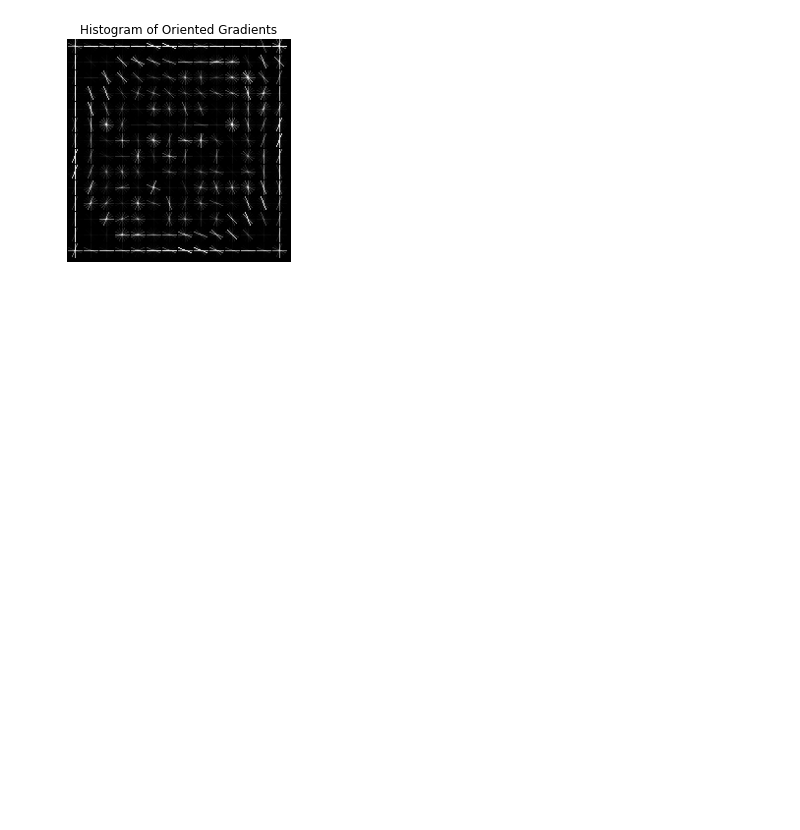
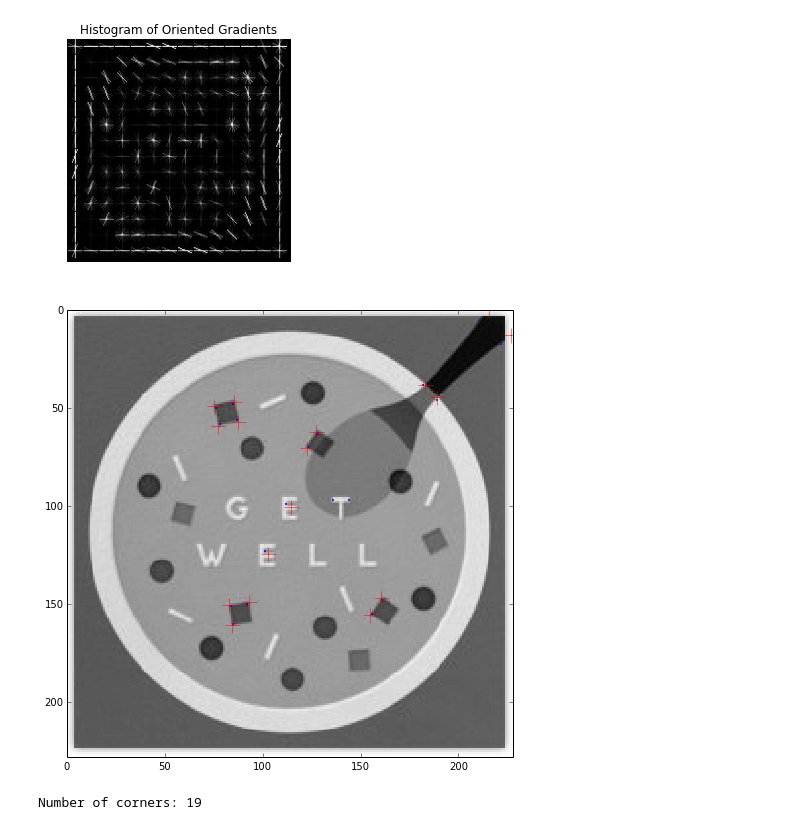
Before and after one commit to dinob0t/pp_class, a Jupyter notebook: pp_analysis.ipynb, the cells around one changed output. Cells and saved outputs as stored; diff of their text form; code cells hidden in the pictures; blank space fills up the shorter version.

```diff
--- a/pp_analysis.ipynb
+++ b/pp_analysis.ipynb
@@ -174,3 +198,22 @@ ax2.set_title('Histogram of Oriented Gradients')
 plt.show()
 # %% [output]
 [figure]
+# %%
+from skimage.feature import corner_harris, corner_subpix, corner_peaks
+
+# Run Harris
+image_corners = corner_peaks(corner_harris(image_gray),min_distance=4)
+coords_subpix = corner_subpix(image_gray, image_corners, window_size=13)
+
+fig, ax = plt.subplots(1, 1, figsize=(8, 8))
+ax.imshow(image_gray, interpolation='nearest', cmap=plt.cm.gray)
+ax.plot(image_corners[:, 1], image_corners[:, 0], '.b', markersize=3)
+ax.plot(coords_subpix[:, 1], coords_subpix[:, 0], '+r', markersize=15)
+ax.axis((0, image_gray.shape[1], image_gray.shape[0], 0))
+
+plt.show()
+
+print "Number of corners:",len(image_corners)
+# %% [output]
+[figure, added]
+Number of corners: 19
```
Also changed, not shown: parts of 3 cells of this notebook.
